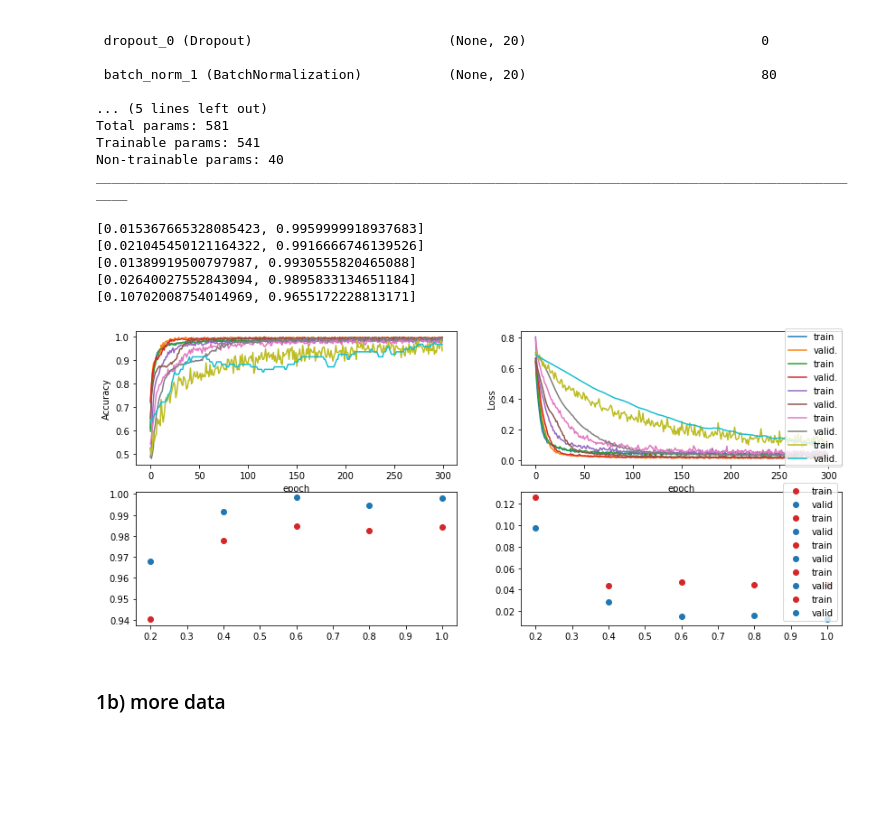
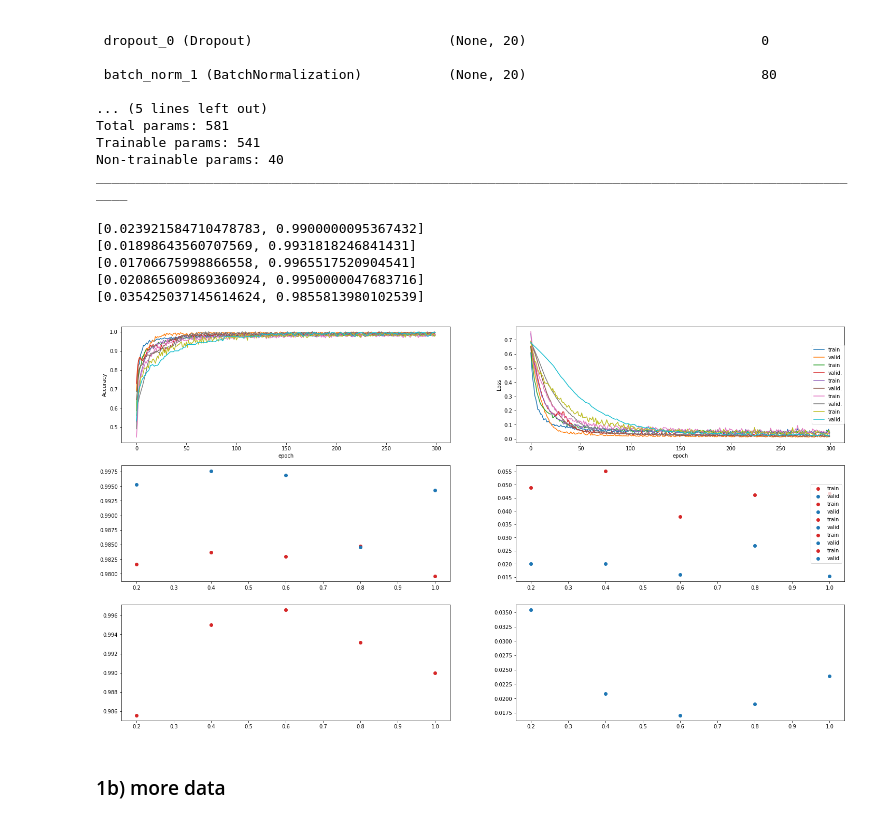
Before and after one commit to niklai99/LCP-modB, a Jupyter notebook: 02-DNN/02-DNN-1.ipynb, the cells around one changed output. Saved outputs shown, nothing was run; the diff lists cells and outputs as text; code cells hidden in the pictures; blank space fills up the shorter version.

```diff
--- a/02-DNN/02-DNN-1.ipynb
+++ b/02-DNN/02-DNN-1.ipynb
@@ -345,13 +351,11 @@ ________________________________________________________________________________
 minibatch = 100
 N_epochs  = 300
 
-tr_acc, val_acc = [], []
-tr_loss, val_loss = [], []
-test_loss, test_acc = [], []
+tr_acc_red, val_acc_red = [], []
+tr_loss_red, val_loss_red = [], []
+test_loss_red, test_acc_red = [], []
 
 for x_tr, y_tr, x_val, y_val, x_test, y_test in zip(training_data, training_labels, x_valid, y_valid, test_data, test_labels):
-# for x_tr, y_tr, x_val, y_val in zip(training_data, training_labels, x_valid, y_valid):
-#nik torna nella cella di prima per favore
     network = nn_model.NN(
     input_dim         = input_dim,
     architecture      = architecture,
@@ -378,16 +382,10 @@ for x_tr, y_tr, x_val, y_val, x_test, y_test in zip(training_data, training_labe
         verbose         = 0,
     )
 
-    #taking only the final value of accuracy and loss
-    # tr_acc.append(fit.history['accuracy'][-1])
-    # val_acc.append(fit.history['val_accuracy'][-1])
-    # tr_loss.append(fit.history['loss'][-1])
-    # val_loss.append(fit.history['val_loss'][-1])
-
-    tr_acc.append(fit.history['accuracy'])
-    val_acc.append(fit.history['val_accuracy'])
-    tr_loss.append(fit.history['loss'])
-    val_loss.append(fit.history['val_loss'])
+    tr_acc_red.append(fit.history['accuracy'])
+    val_acc_red.append(fit.history['val_accuracy'])
+    tr_loss_red.append(fit.history['loss'])
+    val_loss_red.append(fit.history['val_loss'])
 
     test = network.evaluate(
         x_test, y_test,
@@ -395,41 +393,47 @@ for x_tr, y_tr, x_val, y_val, x_test, y_test in zip(training_data, training_labe
         verbose         = 0,
         )
     print(test)
-    # test_loss.append(test[0])
-    # test_acc.append(test[1])
+    test_loss_red.append(test[0])
+    test_acc_red.append(test[1])
 # %% [output]
-[0.015367665328085423, 0.9959999918937683]
-[0.021045450121164322, 0.9916666746139526]
-[0.01389919500797987, 0.9930555820465088]
-[0.02640027552843094, 0.9895833134651184]
-[0.10702008754014969, 0.9655172228813171]
+[0.023921584710478783, 0.9900000095367432]
+[0.01898643560707569, 0.9931818246841431]
+[0.01706675998866558, 0.9965517520904541]
+[0.020865609869360924, 0.9950000047683716]
+[0.035425037145614624, 0.9855813980102539]
 # %%
-fig, ax = plt.subplots(nrows=2, ncols=2, figsize=(14,6))
+fig, ax = plt.subplots(nrows=3, ncols=2, figsize=(25,14))
 ax[0,0].set_xlabel('epoch'); ax[0,0].set_ylabel("Accuracy")
 ax[0,1].set_xlabel('epoch'); ax[0,1].set_ylabel("Loss");
+ax[1,0].set_xlabel('reducting rates'); ax[1,0].set_ylabel("Train/Valid Accuracy")
+ax[1,1].set_xlabel('reducting'); ax[1,1].set_ylabel("Train/Valid Loss")
+ax[2,0].set_xlabel('reducting rates'); ax[2,0].set_ylabel("Test Accuracy")
+ax[2,1].set_xlabel('reducting'); ax[2,1].set_ylabel("Test Loss")
 
-for acc,val, rate in zip(tr_acc, val_acc, reduction_rates):
+for acc,val, rate in zip(tr_acc_red, val_acc_red, reduction_rates):
     ax[0,0].plot(acc,label="train")
     ax[0,0].plot(val,label="valid.")
 
     ax[1,0].scatter(rate,acc[-1],label="train",color='tab:red')
     ax[1,0].scatter(rate,val[-1],label="valid",color='tab:blue')
 
 
-for acc,val,rate in zip(tr_loss, val_loss,reduction_rates):
+for acc,val,rate in zip(tr_loss_red, val_loss_red,reduction_rates):
     ax[0,1].plot(acc,label="train")
     ax[0,1].plot(val,label="valid.")
 
     ax[1,1].scatter(rate,acc[-1],label="train", color='tab:red')
     ax[1,1].scatter(rate,val[-1],label="valid", color='tab:blue')
 
+for acc,val,rate in zip(test_acc_red, test_loss_red, reduction_rates):
+    ax[2,0].scatter(rate,acc,label="test_acc", color='tab:red')
+    ax[2,1].scatter(rate,val,label="test_loss", color='tab:blue')
+
 ax[0,1].legend(loc='center right',borderaxespad=0)
-# ax[0,0].legend(loc='center left')
-ax[1,1].legend(loc='lower right')
-# ax[1,0.legend(loc='center left')
+ax[1,1].legend(loc='center right')
 plt.show()
 # %% [output]
-[figure, old version]
+[figure, new version]
 # %% [markdown]
 ### 1b) more data
 # %%
```
Also changed, not shown: parts of 21 cells of this notebook, 4 other files.
